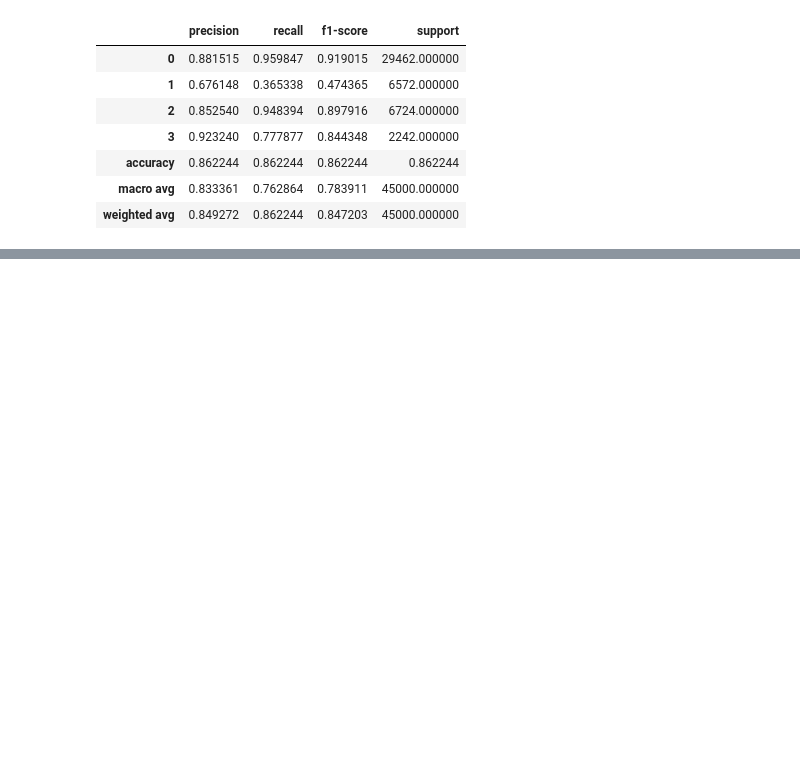
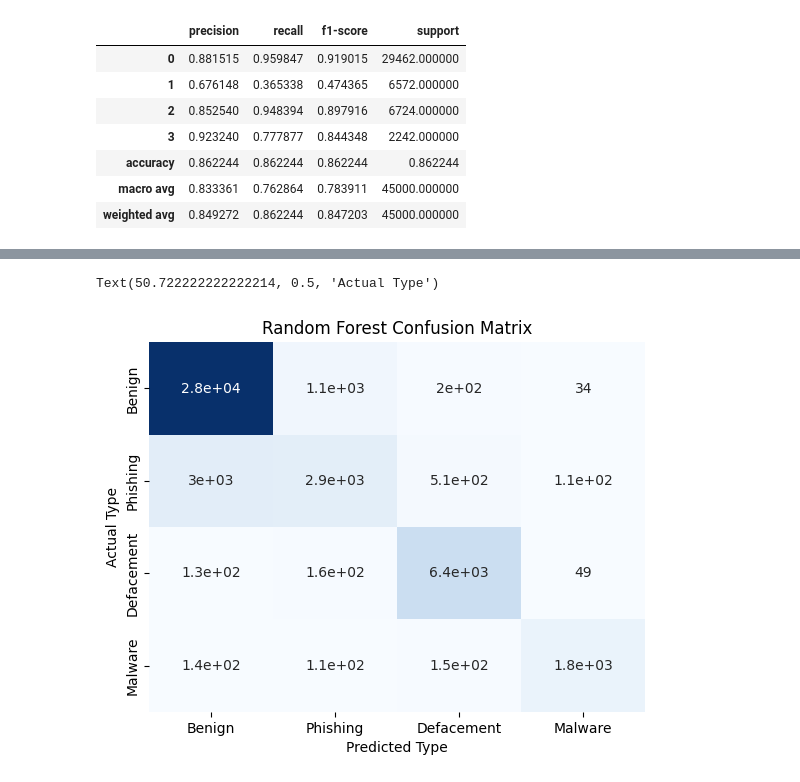
Before and after one commit to jfantab/lexical_analysis_urls, a Jupyter notebook: alao_vector_analysis.ipynb, the cells around one changed output, grey strips where cells are left out. Cells and saved outputs as stored; diff of their text form; code cells hidden in the pictures; blank space fills up the shorter version.

```diff
--- a/alao_vector_analysis.ipynb
+++ b/alao_vector_analysis.ipynb
@@ -452,0 +583,9 @@ rates.head()
+# %%
+if not loaded_knn:
+    knn = KNeighborsClassifier(n_neighbors=18)
+    knn.fit(X_train, y_train)
+    knn_y_train_pred = knn.predict(X_train)
+    knn_y_pred = knn.predict(X_test)
+else:
+    knn_y_train_pred = loaded_knn.predict(X_train)
+    knn_y_pred = loaded_knn.predict(X_test)
@@ -452,0 +605,12 @@ rates.head()
+# %%
+cm_knn = confusion_matrix(y_test, knn_y_pred)
+# %%
+sns.heatmap(cm_knn, cmap="Blues", cbar=False, annot=True)
+plt.xticks(np.arange(4) + 0.5, ["Benign", "Phishing", "Defacement", "Malware"])
+plt.yticks(np.arange(4) + 0.5, ["Benign", "Phishing", "Defacement", "Malware"])
+plt.title("Random Forest Confusion Matrix")
+plt.xlabel("Predicted Type")
+plt.ylabel("Actual Type")
+# %% [output]
+Text(50.722222222222214, 0.5, 'Actual Type')
+[figure, added]
```
Also changed, not shown: parts of 31 cells of this notebook, 1 other file.
